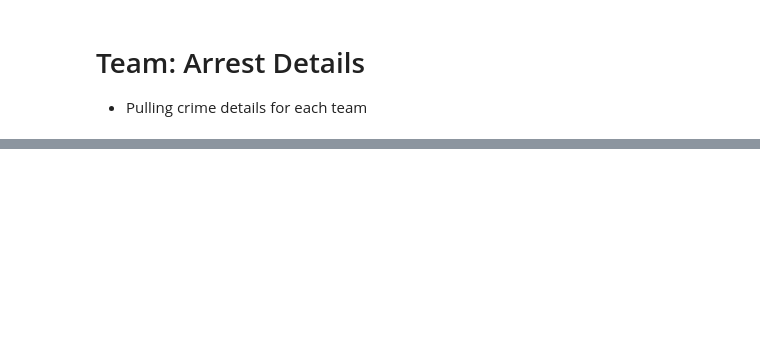
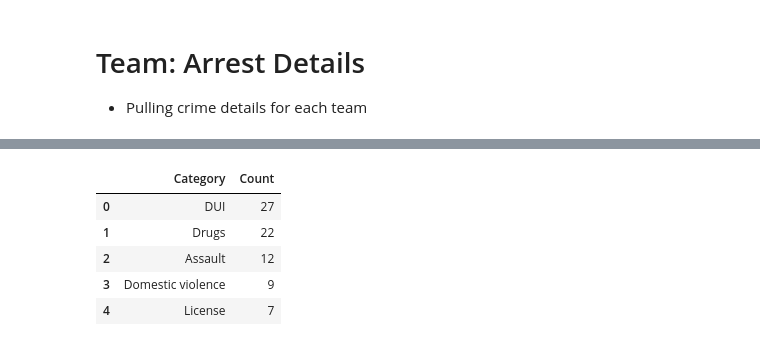
Before and after one commit to risatino/project-seadogs, a Jupyter notebook: player_team_arrest_details.ipynb, the cells around one changed output, grey strips where cells are left out. Drawn from its saved outputs; the diff is of its cells as text; code cells hidden in the pictures; blank space fills up the shorter version.

```diff
--- a/player_team_arrest_details.ipynb
+++ b/player_team_arrest_details.ipynb
@@ -102,0 +112,17 @@ team_arrest_details_df.to_csv(f"team_arrest_details.csv", index = False)
+# %%
+crime_type = player_arrest_details_df.groupby('Category').count()
+crime_type = crime_type['Crime Category']
+crime_type_count = pd.DataFrame(crime_type)
+crime_type_count = crime_type_count.rename(columns={'Crime Category':'Count'})
+
+crime_type_count.sort_values(by='Count', ascending=False, inplace=True)
+crime_type_count = crime_type_count.reset_index()
+
+crime_type_count.head()
+# %% [output]
+|  | Category | Count |
+| 0 | DUI | 27 |
+| 1 | Drugs | 22 |
+| 2 | Assault | 12 |
+| 3 | Domestic violence | 9 |
+| 4 | License | 7 |
```
Also changed, not shown: parts of 6 cells of this notebook, 2 other files.
